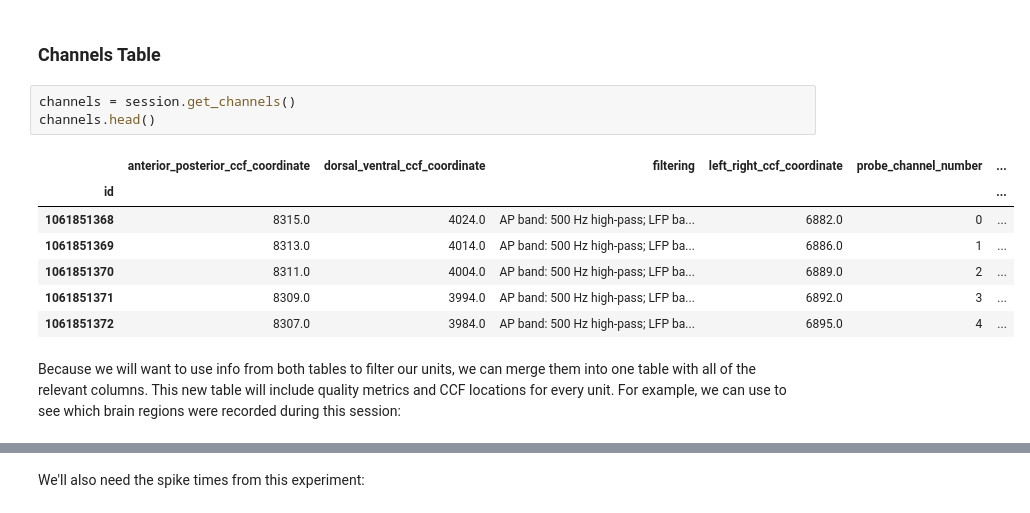
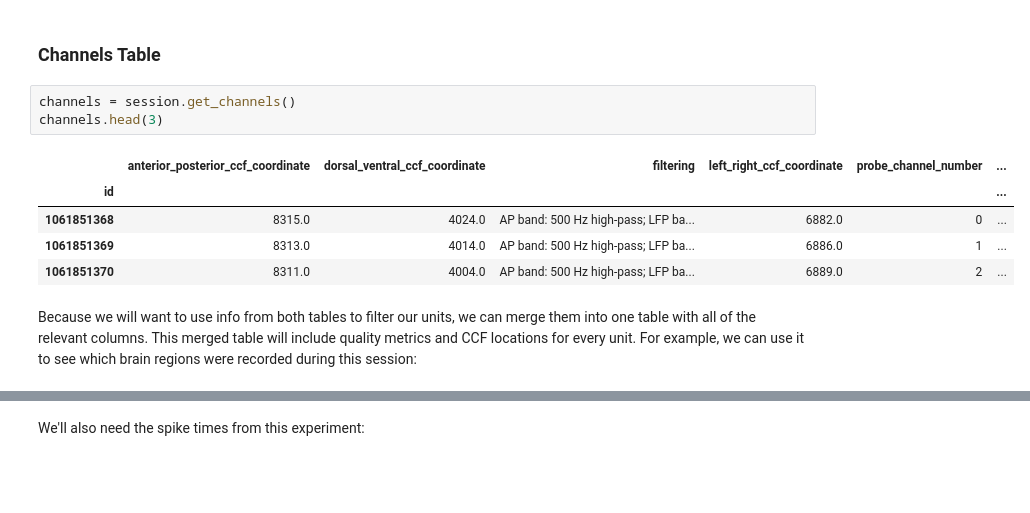
Before and after one commit to AllenInstitute/swdb_2022, a Jupyter notebook: Organizers/VBN_SWDB_2022.ipynb, the cells around one changed output, grey strips where cells are left out. Saved outputs shown, nothing was run; the diff lists cells and outputs as text; blank space fills up the shorter version.

```diff
--- a/Organizers/VBN_SWDB_2022.ipynb
+++ b/Organizers/VBN_SWDB_2022.ipynb
@@ -318,15 +309,13 @@ units.head()
 ### Channels Table
 # %%
 channels = session.get_channels()
-channels.head()
+channels.head(3)
 # %% [output]
 |  | anterior_posterior_ccf_coordinate | dorsal_ventral_ccf_coordinate | filtering | left_right_ccf_coordinate | probe_channel_number | ... |
 | id |  |  |  |  |  | ... |
 | 1061851368 | 8315.0 | 4024.0 | AP band: 500 Hz high-pass; LFP ba... | 6882.0 | 0 | ... |
 | 1061851369 | 8313.0 | 4014.0 | AP band: 500 Hz high-pass; LFP ba... | 6886.0 | 1 | ... |
 | 1061851370 | 8311.0 | 4004.0 | AP band: 500 Hz high-pass; LFP ba... | 6889.0 | 2 | ... |
-| 1061851371 | 8309.0 | 3994.0 | AP band: 500 Hz high-pass; LFP ba... | 6892.0 | 3 | ... |
-| 1061851372 | 8307.0 | 3984.0 | AP band: 500 Hz high-pass; LFP ba... | 6895.0 | 4 | ... |
 # %% [markdown]
-Because we will want to use info from both tables to filter our units, we can merge them into one table with all of the relevant columns. This new table will include quality metrics and CCF locations for every unit. For example, we can use to see which brain regions were recorded during this session:
+Because we will want to use info from both tables to filter our units, we can merge them into one table with all of the relevant columns. This merged table will include quality metrics and CCF locations for every unit. For example, we can use it to see which brain regions were recorded during this session:
 # %%
```
Also changed, not shown: parts of 57 cells of this notebook, 3 other files.
